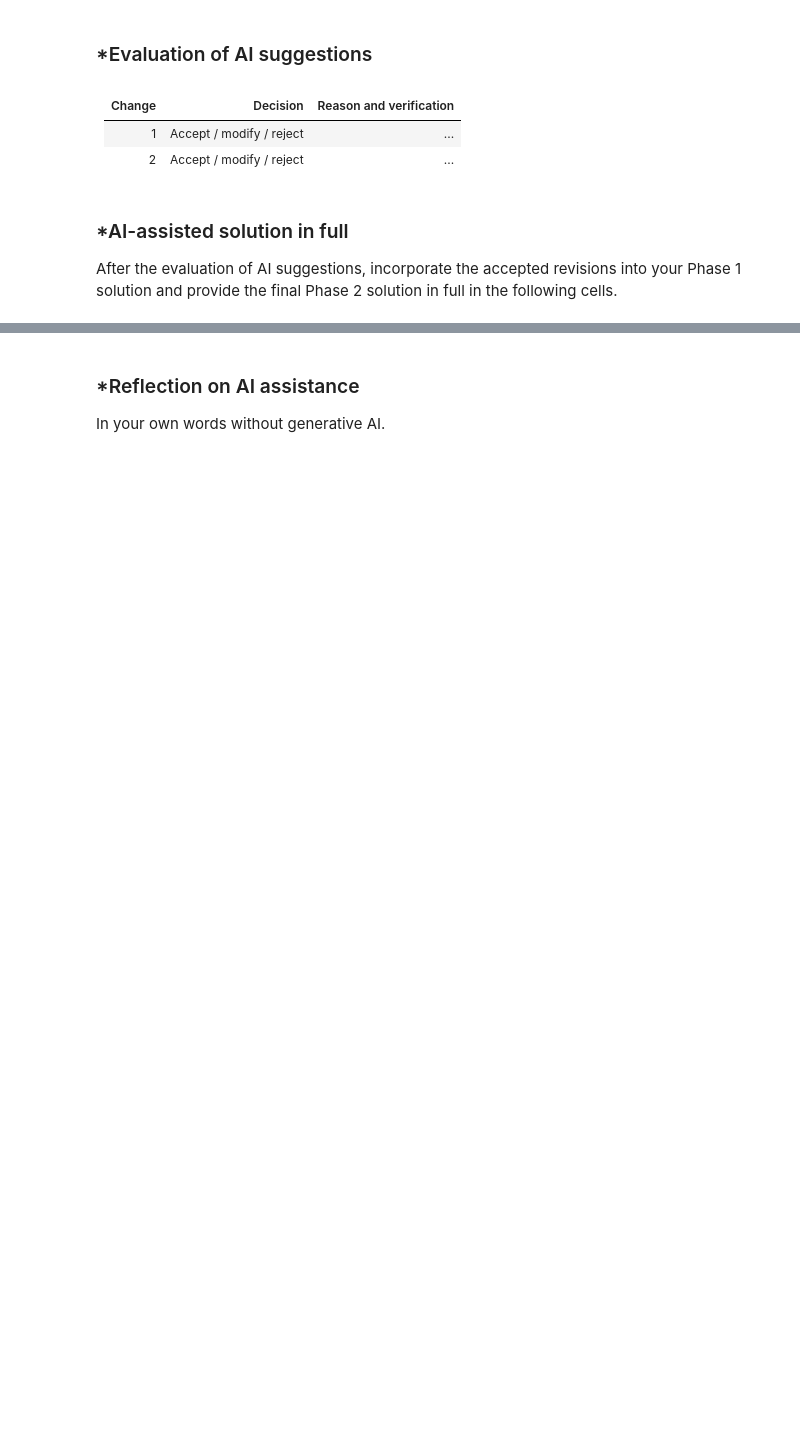
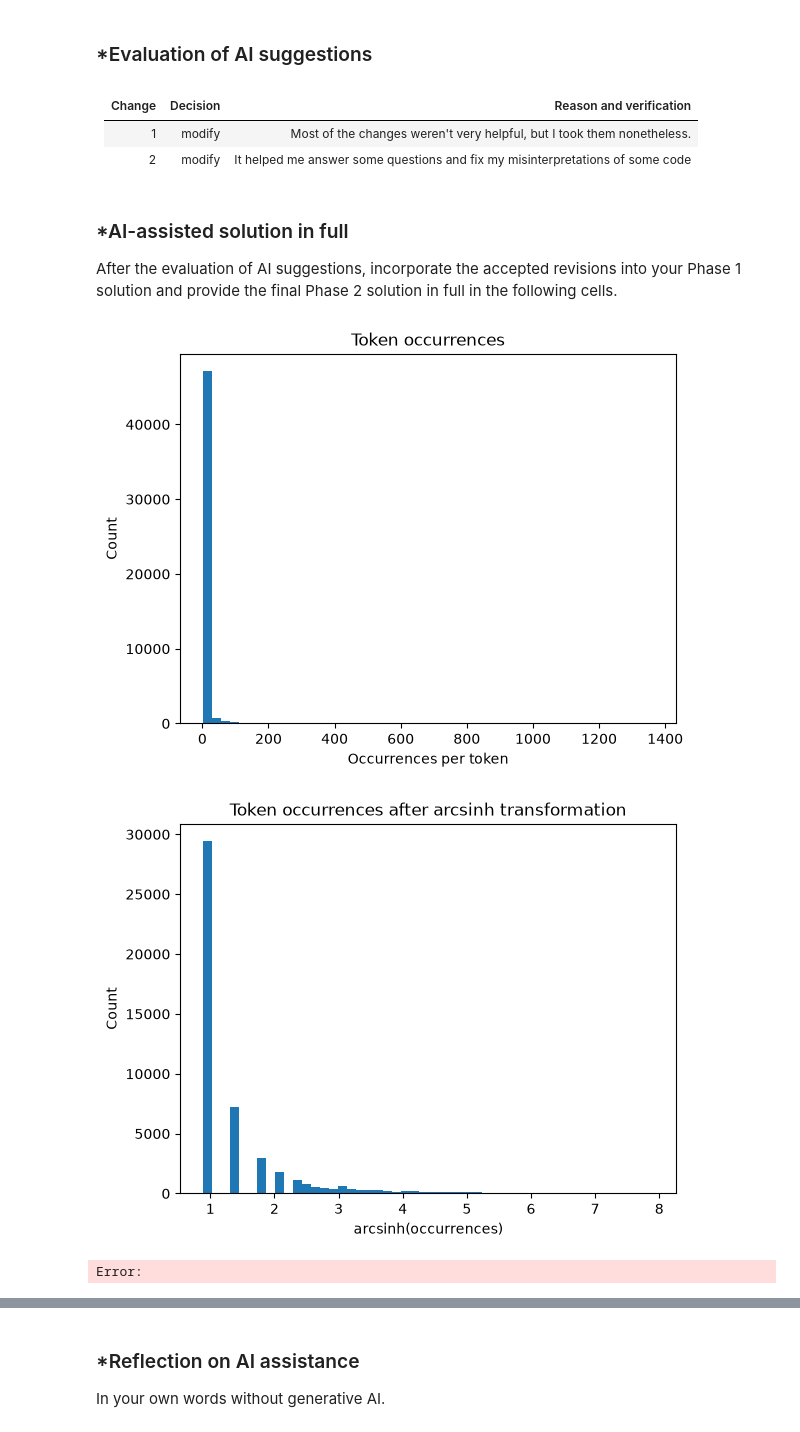
Before and after one commit to aiden-zhu/A05-pca, a Jupyter notebook: notebook.ipynb, the cells around one changed output, grey strips where cells are left out. Drawn from its saved outputs; the diff is of its cells as text; code cells hidden in the pictures; blank space fills up the shorter version.

Commit message:
phase 2

```diff
--- a/notebook.ipynb
+++ b/notebook.ipynb
@@ -158,10 +176,10 @@ Keep Phase 1 frozen.
 # %% [markdown]
 ### *Evaluation of AI suggestions
-# %% [markdown]
-| Change | Decision | Reason and verification |
-|---|---|---|
-| 1 | Accept / modify / reject | ... |
-| 2 | Accept / modify / reject | ... |
+# %% [markdown]
+| Change | Decision | Reason and verification |
+|---|---|---|
+| 1 | modify | Most of the changes weren't very helpful, but I took them nonetheless. |
+| 2 | modify | It helped me answer some questions and fix my misinterpretations of some code |
 # %% [markdown]
 ### *AI-assisted solution in full
 After the evaluation of AI suggestions, incorporate the accepted revisions into your Phase 1 solution and provide the final Phase 2 solution in full in the following cells.
@@ -169,0 +186,69 @@ After the evaluation of AI suggestions, incorporate the accepted revisions into
+# %%
+# Your Phase 2 solution to the problem goes here.
+# Q1
+import pickle
+import matplotlib.pyplot as plt
+import seaborn as sns
+import numpy as np
+import pandas as pd
+from sklearn.decomposition import PCA
+
+with open('data/all_tokens.pickle', 'rb') as file:
+    all_tokens = pickle.load(file)
+
+from collections import Counter
+token_count = Counter(all_tokens)
+token_freq = token_count.most_common()
+
+pd.Series(token_count).hist(bins=50, grid=False)
+plt.title("Token occurrences")
+plt.xlabel("Occurrences per token")
+plt.ylabel("Count")
+plt.show()
+
+occurrences_arcsinh = np.arcsinh(pd.Series(token_count))
+occurrences_arcsinh.hist(bins=50, grid=False)
+plt.title("Token occurrences after arcsinh transformation")
+plt.xlabel("arcsinh(occurrences)")
+plt.ylabel("Count")
+plt.show()
+
+# Q2
+from sklearn.model_selection import train_test_split
+from sklearn.linear_model import LinearRegression
+
+df = pd.read_parquet("data/Phishing_clean.parquet")
+y = df["Email Type"]
+X = df.drop(columns="Email Type")
+X_train, X_valid, y_train, y_valid = train_test_split(
+    X, y, test_size=0.2, random_state=100
+)
+reg = LinearRegression().fit(X_train, y_train)
+print("Train R-squared:", round(reg.score(X_train, y_train), 4))
+print("Valid R-squared:", round(reg.score(X_valid, y_valid), 4))
+coefs = pd.Series(reg.coef_, index=X.columns)
+print(coefs.abs().sort_values(ascending=False).head(10))
+print(coefs.sort_values())
+
+# Q3
+pca_house = PCA(n_components=2).fit(X)
+X_pca_sklearn = pca_house.transform(X)
+print("Sklearn:", pca_house.explained_variance_ratio_.round(3))
+
+df["PC1"] = X_pca_sklearn[:, 0]
+df["PC2"] = X_pca_sklearn[:, 1]
+ax = sns.scatterplot(data=df, x="PC1", y="PC2", hue="Email Type")
+plt.show()
+
+# Q4
+pca_house = PCA(n_components=2610).fit(X_train)
+X_train_pca = pca_house.transform(X_train)
+X_valid_pca = pca_house.transform(X_valid)
+
+regression_pca = LinearRegression().fit(X_train_pca, y_train)
+print("Train R-squared:", round(regression_pca.score(X_train_pca, y_train), 4))
+print("Valid R-squared:", round(regression_pca.score(X_valid_pca, y_valid), 4))
+# %% [output]
+[figure, added]
+[figure, added]
+Error:
```
Also changed, not shown: parts of 9 cells of this notebook.
